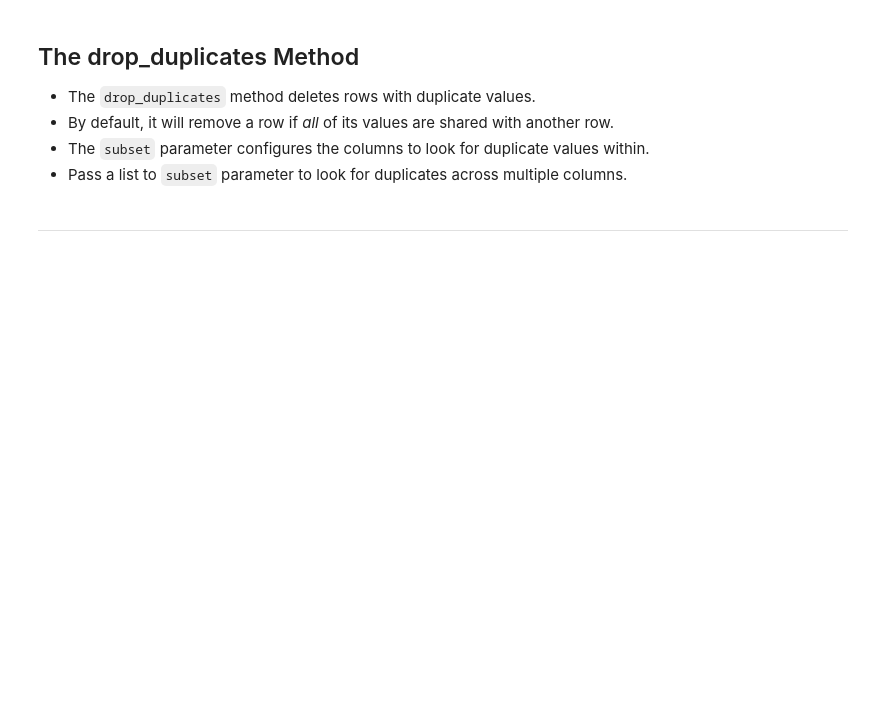
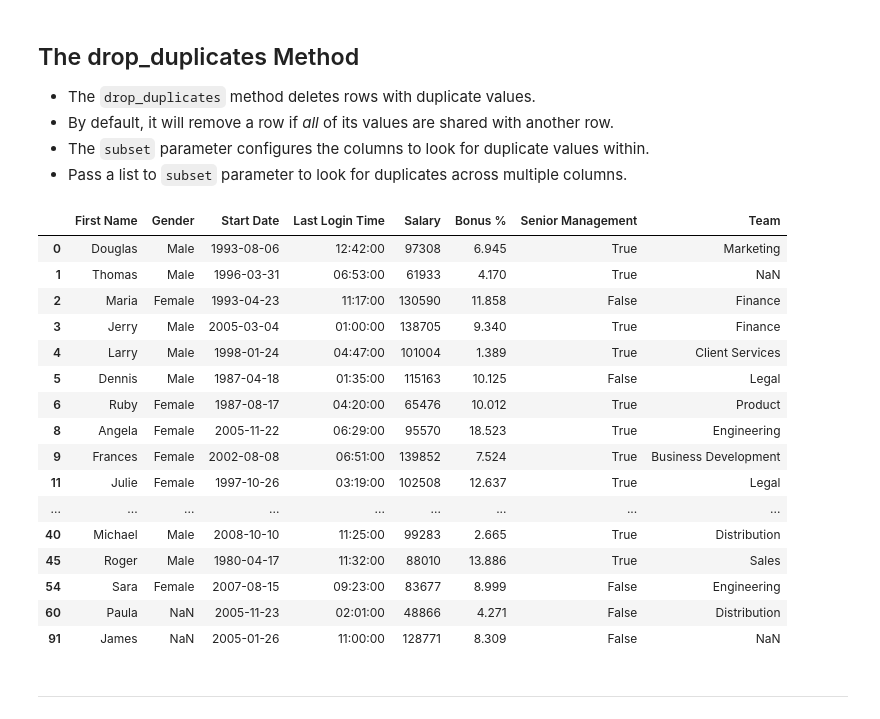
Before and after one commit to Corvus-JSDev/Pandas-projects, a Jupyter notebook: 05-DataFrames_II__Filtering Data.ipynb, the cells around one changed output. Saved outputs shown, nothing was run; the diff lists cells and outputs as text; code cells hidden in the pictures; blank space fills up the shorter version.

```diff
--- a/05-DataFrames_II__Filtering Data.ipynb
+++ b/05-DataFrames_II__Filtering Data.ipynb
@@ -209,3 +329,14 @@ employees[ (name & role) | start ]
 - Use the `keep` parameter to designate whether the first or last occurrence of a repeated value should be considered the "non-duplicate".
 - Pass False to the `keep` parameter to mark all occurrences of repeated values as duplicates.
 - Use the tilde symbol (`~`) to invert a **Series's** values. Trues will become Falses, and Falses will become trues.
+# %%
+"""
+The way duplicated works is the first time a name shows up
+ie `Douglas` it will be marked as False, because that's the first
+time that name has showed up. Now, any time Douglas comes up
+again, that name will be marked as True.
+"""
+
+emp_copy = employees.copy()
+
+emp_copy["First Name"].duplicated()
@@ -217,6 +393,46 @@ employees[ (name & role) | start ]
 - By default, it will remove a row if *all* of its values are shared with another row.
 - The `subset` parameter configures the columns to look for duplicate values within.
 - Pass a list to `subset` parameter to look for duplicates across multiple columns.
+# %%
+# By default drop_duplicates will only drop it if ALL the values
+# on a row are the exact same as another.
+emp_copy.drop_duplicates()
+
+
+# To search through a column, you would use `subset`
+emp_copy.drop_duplicates(subset="Team")
+
+# Keep the last accurace
+emp_copy.drop_duplicates(subset="Team", keep="last")
+
+# Drop all rows if it has a dup
+emp_copy.drop_duplicates(subset="First Name", keep=False)
+
+
+
+# This will look for the *combination* of the values.
+# ie Team=Business Development  AND  Senior Management=True will only show up once,
+# but Team=Business Development  AND  Senior Management=False can show up,
+# because the value for Team AND Senior Managment are different.
+emp_copy.drop_duplicates(subset=["Senior Management", "Team"])
+# %% [output]
+|  | First Name | Gender | Start Date | Last Login Time | Salary | Bonus % | Senior Management | Team |
+| 0 | Douglas | Male | 1993-08-06 | 12:42:00 | 97308 | 6.945 | True | Marketing |
+| 1 | Thomas | Male | 1996-03-31 | 06:53:00 | 61933 | 4.170 | True | NaN |
+| 2 | Maria | Female | 1993-04-23 | 11:17:00 | 130590 | 11.858 | False | Finance |
+| 3 | Jerry | Male | 2005-03-04 | 01:00:00 | 138705 | 9.340 | True | Finance |
+| 4 | Larry | Male | 1998-01-24 | 04:47:00 | 101004 | 1.389 | True | Client Services |
+| 5 | Dennis | Male | 1987-04-18 | 01:35:00 | 115163 | 10.125 | False | Legal |
+| 6 | Ruby | Female | 1987-08-17 | 04:20:00 | 65476 | 10.012 | True | Product |
+| 8 | Angela | Female | 2005-11-22 | 06:29:00 | 95570 | 18.523 | True | Engineering |
+| 9 | Frances | Female | 2002-08-08 | 06:51:00 | 139852 | 7.524 | True | Business Development |
+| 11 | Julie | Female | 1997-10-26 | 03:19:00 | 102508 | 12.637 | True | Legal |
+| ... | ... | ... | ... | ... | ... | ... | ... | ... |
+| 40 | Michael | Male | 2008-10-10 | 11:25:00 | 99283 | 2.665 | True | Distribution |
+| 45 | Roger | Male | 1980-04-17 | 11:32:00 | 88010 | 13.886 | True | Sales |
+| 54 | Sara | Female | 2007-08-15 | 09:23:00 | 83677 | 8.999 | False | Engineering |
+| 60 | Paula | NaN | 2005-11-23 | 02:01:00 | 48866 | 4.271 | False | Distribution |
+| 91 | James | NaN | 2005-01-26 | 11:00:00 | 128771 | 8.309 | False | NaN |
 # %% [markdown]
 ---
 # %% [markdown]
```
Also changed, not shown: parts of 13 cells of this notebook.
